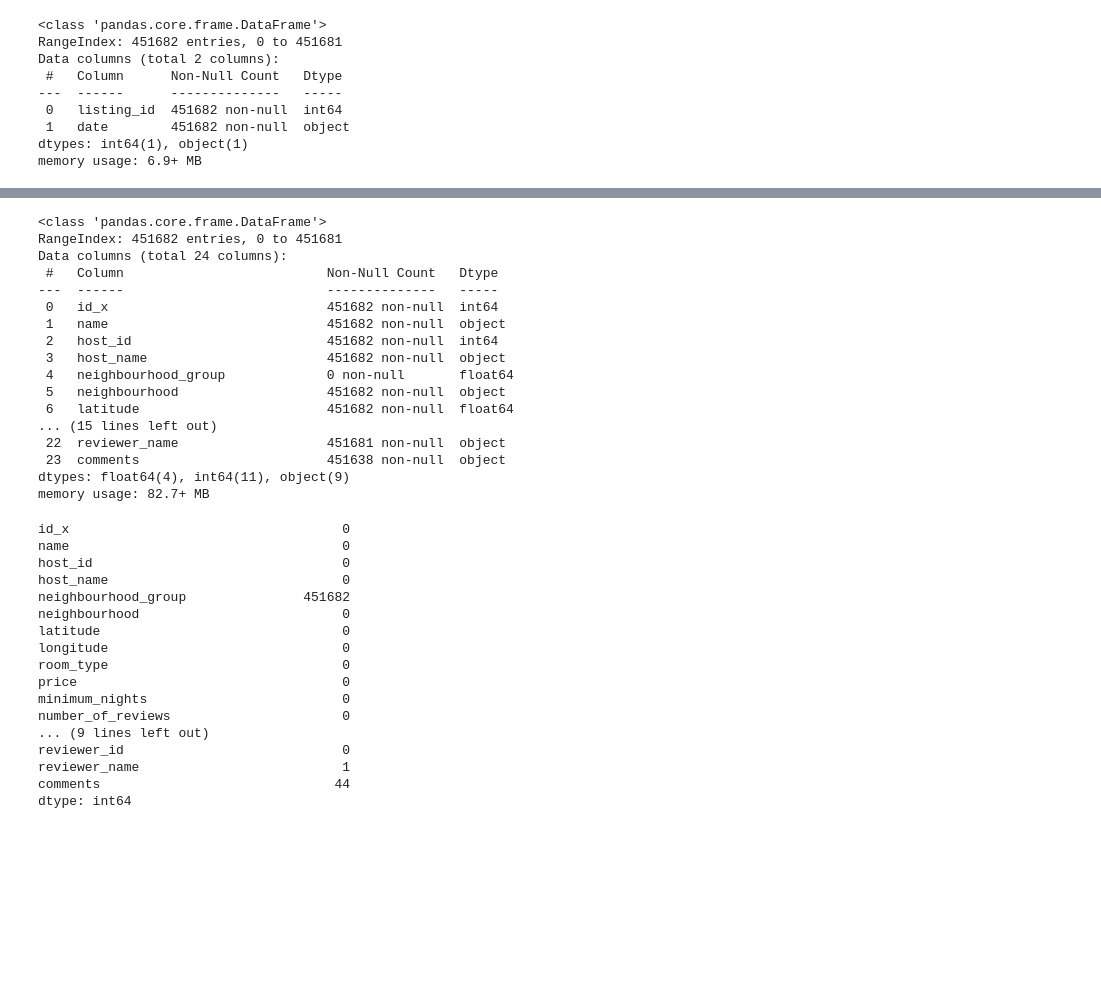
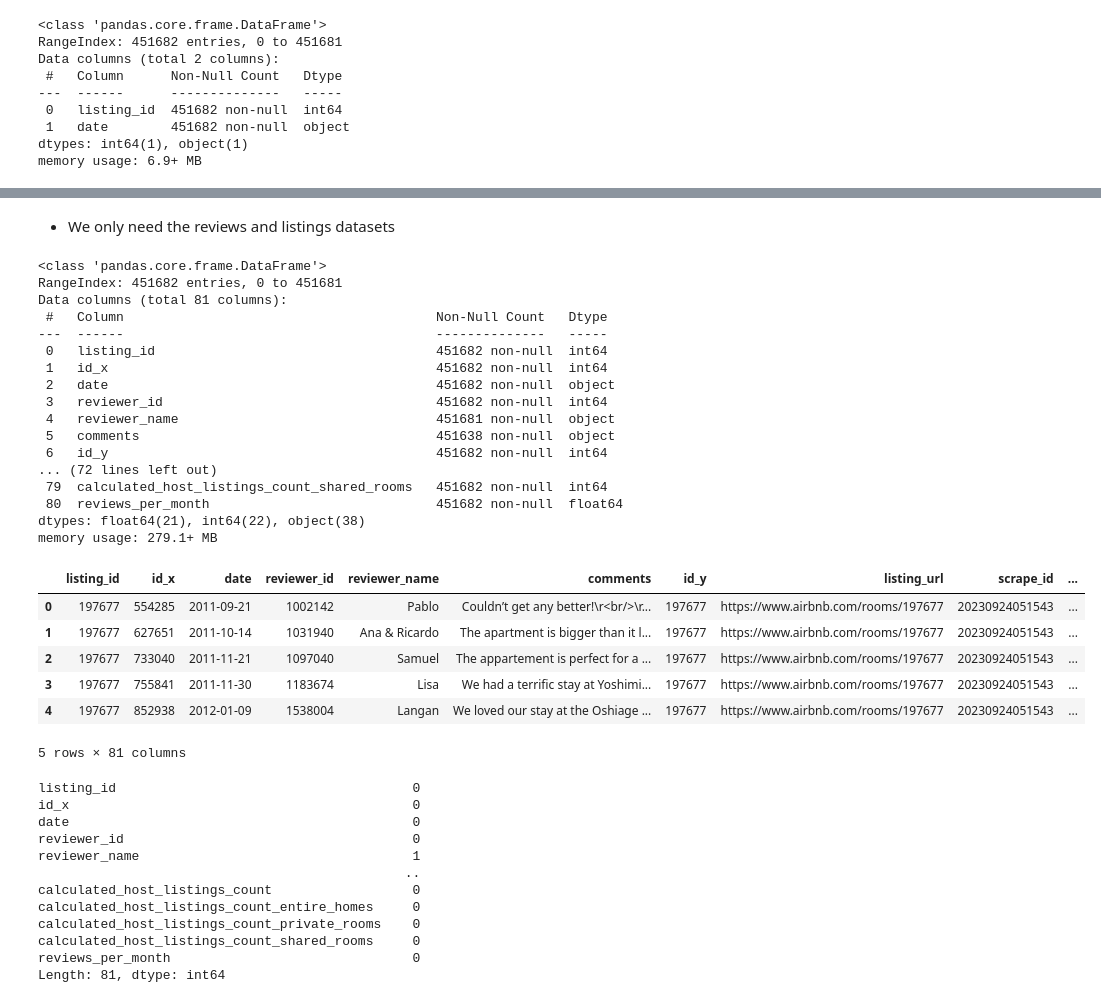
Before and after one commit to hthota1/Airbnb-Recommendation-System-Japan, a Jupyter notebook: airbnb_analysis.ipynb, the cells around one changed output, grey strips where cells are left out. Cells and saved outputs as stored; diff of their text form; code cells hidden in the pictures; blank space fills up the shorter version.

```diff
--- a/airbnb_analysis.ipynb
+++ b/airbnb_analysis.ipynb
@@ -39,3 +40,6 @@ reviews_df.head()
 | 4 | 197677 | 852938 | 2012-01-09 | 1538004 | Langan | We loved our stay at the Oshiage ... |
 # %% [markdown]
 Detailed Listings data
+# %%
+listings = '/Users/harshithathota/Documents/Capstone/data/listings (1).csv'
+listings = pd.read_csv(listings)
@@ -118,41 +161,50 @@ memory usage: 6.9+ MB
+# %% [markdown]
+* We only need the reviews and listings datasets
 # %%
-merged_df = pd.merge(list, reviews_df, left_on='id', right_on='listing_id', how='inner')
+#merged_df = pd.merge(listings, reviews_df, left_on='id', right_on='listing_id', how='inner')
+#merged_df.info()
+merged_df = pd.merge(reviews_df, listings, left_on='listing_id', right_on='id', how='left')
 merged_df.info()
 # %% [output]
 <class 'pandas.core.frame.DataFrame'>
 RangeIndex: 451682 entries, 0 to 451681
-Data columns (total 24 columns):
- #   Column                          Non-Null Count   Dtype
----  ------                          --------------   -----
- 0   id_x                            451682 non-null  int64
- 1   name                            451682 non-null  object
- 2   host_id                         451682 non-null  int64
- 3   host_name                       451682 non-null  object
- 4   neighbourhood_group             0 non-null       float64
- 5   neighbourhood                   451682 non-null  object
- 6   latitude                        451682 non-null  float64
-... (15 lines left out)
- 22  reviewer_name                   451681 non-null  object
- 23  comments                        451638 non-null  object
-dtypes: float64(4), int64(11), object(9)
-memory usage: 82.7+ MB
+Data columns (total 81 columns):
+ #   Column                                        Non-Null Count   Dtype
+---  ------                                        --------------   -----
+ 0   listing_id                                    451682 non-null  int64
+ 1   id_x                                          451682 non-null  int64
+ 2   date                                          451682 non-null  object
+ 3   reviewer_id                                   451682 non-null  int64
+ 4   reviewer_name                                 451681 non-null  object
+ 5   comments                                      451638 non-null  object
+ 6   id_y                                          451682 non-null  int64
+... (72 lines left out)
+ 79  calculated_host_listings_count_shared_rooms   451682 non-null  int64
+ 80  reviews_per_month                             451682 non-null  float64
+dtypes: float64(21), int64(22), object(38)
+memory usage: 279.1+ MB
+# %%
+merged_df.head()
+# %% [output]
+|  | listing_id | id_x | date | reviewer_id | reviewer_name | comments | id_y | listing_url | scrape_id | ... |
+| 0 | 197677 | 554285 | 2011-09-21 | 1002142 | Pablo | Couldn’t get any better!\r<br/>\r... | 197677 | https://www.airbnb.com/rooms/197677 | 20230924051543 | ... |
+| 1 | 197677 | 627651 | 2011-10-14 | 1031940 | Ana & Ricardo | The apartment is bigger than it l... | 197677 | https://www.airbnb.com/rooms/197677 | 20230924051543 | ... |
+| 2 | 197677 | 733040 | 2011-11-21 | 1097040 | Samuel | The appartement is perfect for a ... | 197677 | https://www.airbnb.com/rooms/197677 | 20230924051543 | ... |
+| 3 | 197677 | 755841 | 2011-11-30 | 1183674 | Lisa | We had a terrific stay at Yoshimi... | 197677 | https://www.airbnb.com/rooms/197677 | 20230924051543 | ... |
+| 4 | 197677 | 852938 | 2012-01-09 | 1538004 | Langan | We loved our stay at the Oshiage ... | 197677 | https://www.airbnb.com/rooms/197677 | 20230924051543 | ... |
+5 rows × 81 columns
 # %%
 merged_df.isna().sum()
 # %% [output]
-id_x                                   0
-name                                   0
-host_id                                0
-host_name                              0
-neighbourhood_group               451682
-neighbourhood                          0
-latitude                               0
-longitude                              0
-room_type                              0
-price                                  0
-minimum_nights                         0
-number_of_reviews                      0
-... (9 lines left out)
-reviewer_id                            0
-reviewer_name                          1
-comments                              44
-dtype: int64
+listing_id                                      0
+id_x                                            0
+date                                            0
+reviewer_id                                     0
+reviewer_name                                   1
+                                               ..
+calculated_host_listings_count                  0
+calculated_host_listings_count_entire_homes     0
+calculated_host_listings_count_private_rooms    0
+calculated_host_listings_count_shared_rooms     0
+reviews_per_month                               0
+Length: 81, dtype: int64
```
Also changed, not shown: parts of 16 cells of this notebook.
